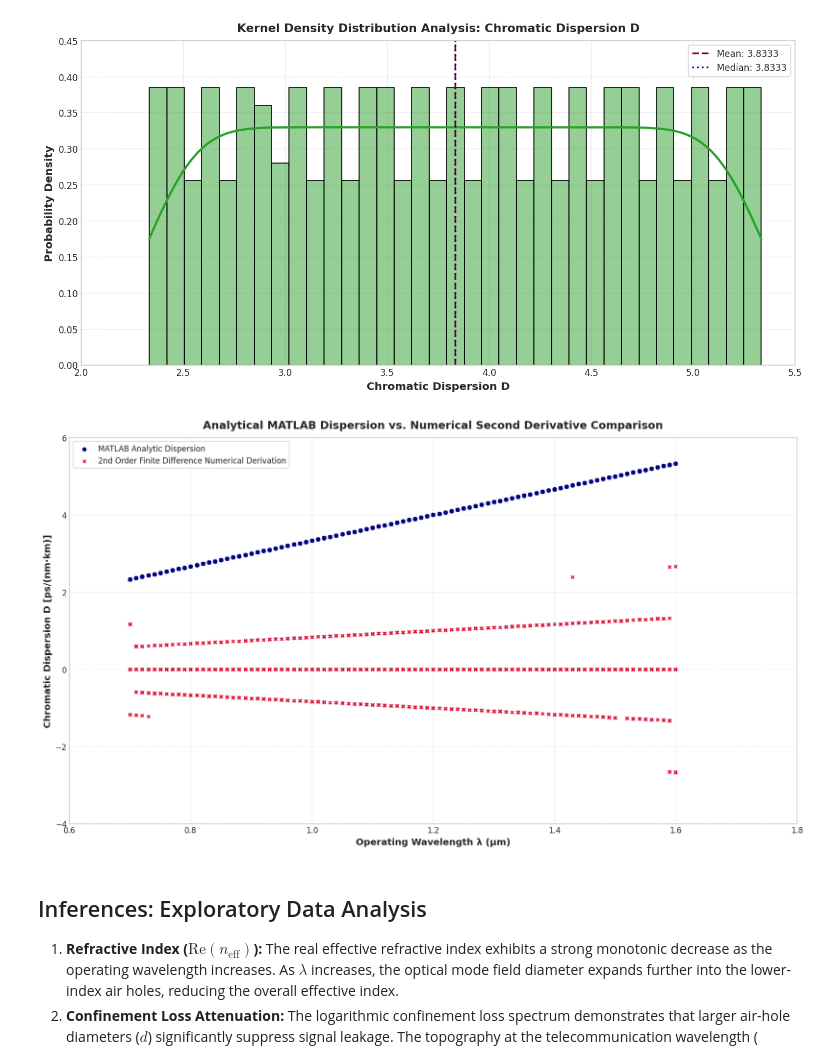
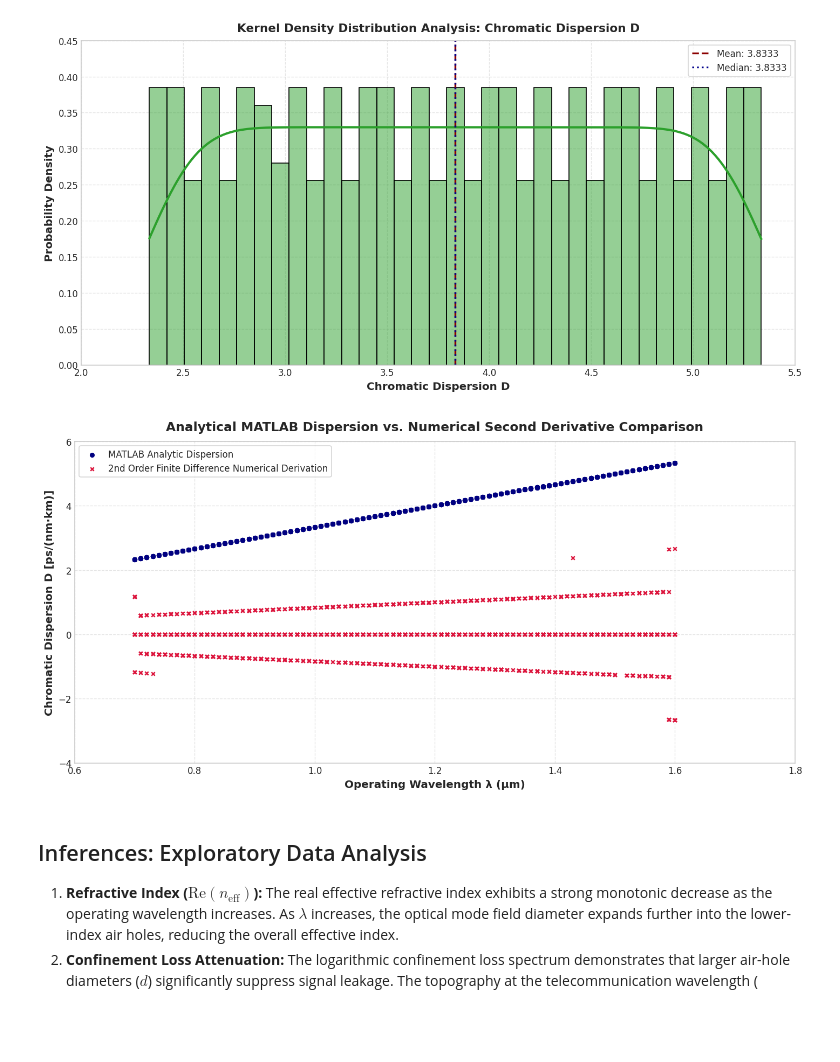
Before and after one commit to Avik-Das-567/Kaggle-Notebooks-Avik, a Jupyter notebook: photonic-crystal-fiber-characterization.ipynb, the cells around one changed output. Cells and saved outputs as stored; diff of their text form; code cells hidden in the pictures; blank space fills up the shorter version.

```diff
--- a/photonic-crystal-fiber-characterization.ipynb
+++ b/photonic-crystal-fiber-characterization.ipynb
@@ -512,36 +514,36 @@ for t, title, col in zip(targets, target_titles, colors):
 [figure]
 # %%
 # Plot 9: Finite Difference Derivative Dispersion vs MATLAB Calculated Dispersion
-plt.figure(figsize=(14, 8))
+plt.figure(figsize=(12, 6))
 
 plt.scatter(
     df_pcf['Wavelength(μm)'],
     df_pcf['Dispersion (MATLAB)'],
     color='navy',
     s=20,
     alpha=1,
     label='MATLAB Analytic Dispersion'
 )
 
 plt.scatter(
     df_pcf['Wavelength(μm)'],
     df_pcf['D_numerical'],
     color='crimson',
     s=15,
     alpha=1,
     marker='x',
     label='2nd Order Finite Difference Numerical Derivation'
 )
 
 plt.xlabel('Operating Wavelength λ (μm)', fontsize=12, fontweight='bold')
 plt.ylabel('Chromatic Dispersion D [ps/(nm·km)]', fontsize=12, fontweight='bold')
 plt.title('Analytical MATLAB Dispersion vs. Numerical Second Derivative Comparison', fontsize=14, fontweight='bold', pad=12)
 plt.legend(frameon=True, facecolor='white')
 plt.grid(True, linestyle='--', alpha=0.5)
 plt.tight_layout()
 plt.show()
 # %% [output]
-[figure, old version]
+[figure, new version]
 # %% [markdown]
 ## Inferences: Exploratory Data Analysis
 1.  **Refractive Index ($\text{Re}(n_{\text{eff}})$):** The real effective refractive index exhibits a strong monotonic decrease as the operating wavelength increases. As $\lambda$ increases, the optical mode field diameter expands further into the lower-index air holes, reducing the overall effective index.
```
Also changed, not shown: parts of 5 cells of this notebook.
